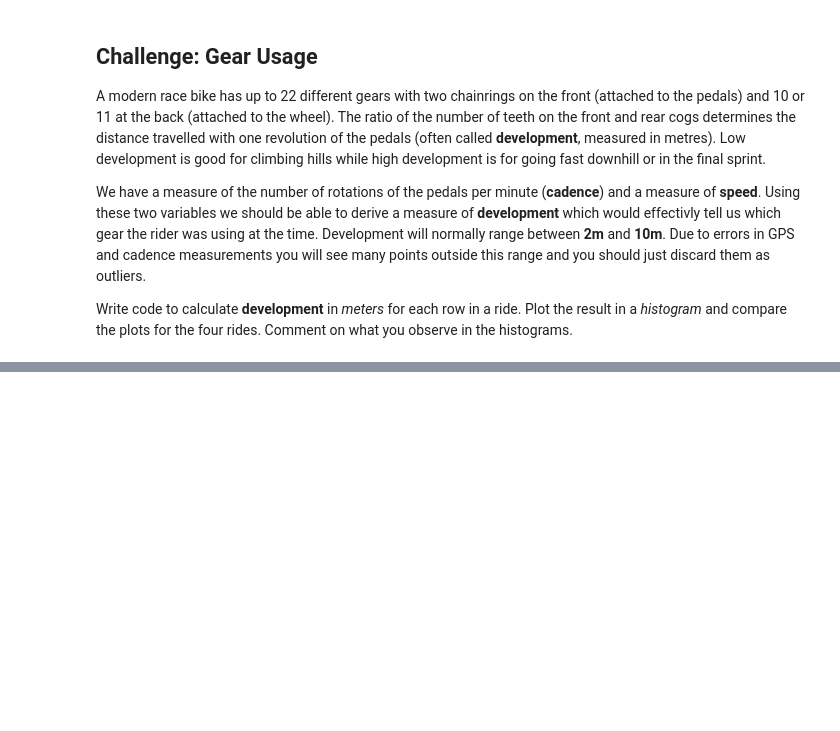
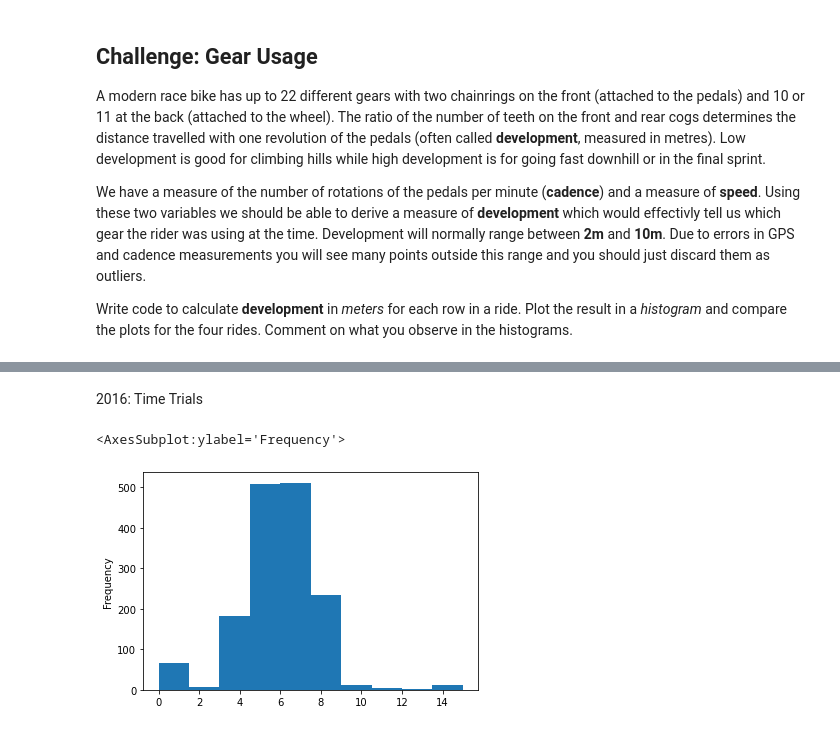
Before and after one commit to MQCOMP2200-S2-2021/data-science-portfolio-avagardiner, a Jupyter notebook: Portfolio 1.ipynb, the cells around one changed output, grey strips where cells are left out. Drawn from its saved outputs; the diff is of its cells as text; code cells hidden in the pictures; blank space fills up the shorter version.

```diff
--- a/Portfolio 1.ipynb
+++ b/Portfolio 1.ipynb
@@ -285,0 +365,7 @@ Write code to calculate __development__ in _meters_ for each row in a ride.  Plo
+# %% [markdown]
+2016: Time Trials
+# %%
+development(tt_2016)
+# %% [output]
+<AxesSubplot:ylabel='Frequency'>
+[figure, added]
```
Also changed, not shown: parts of 17 cells of this notebook.
